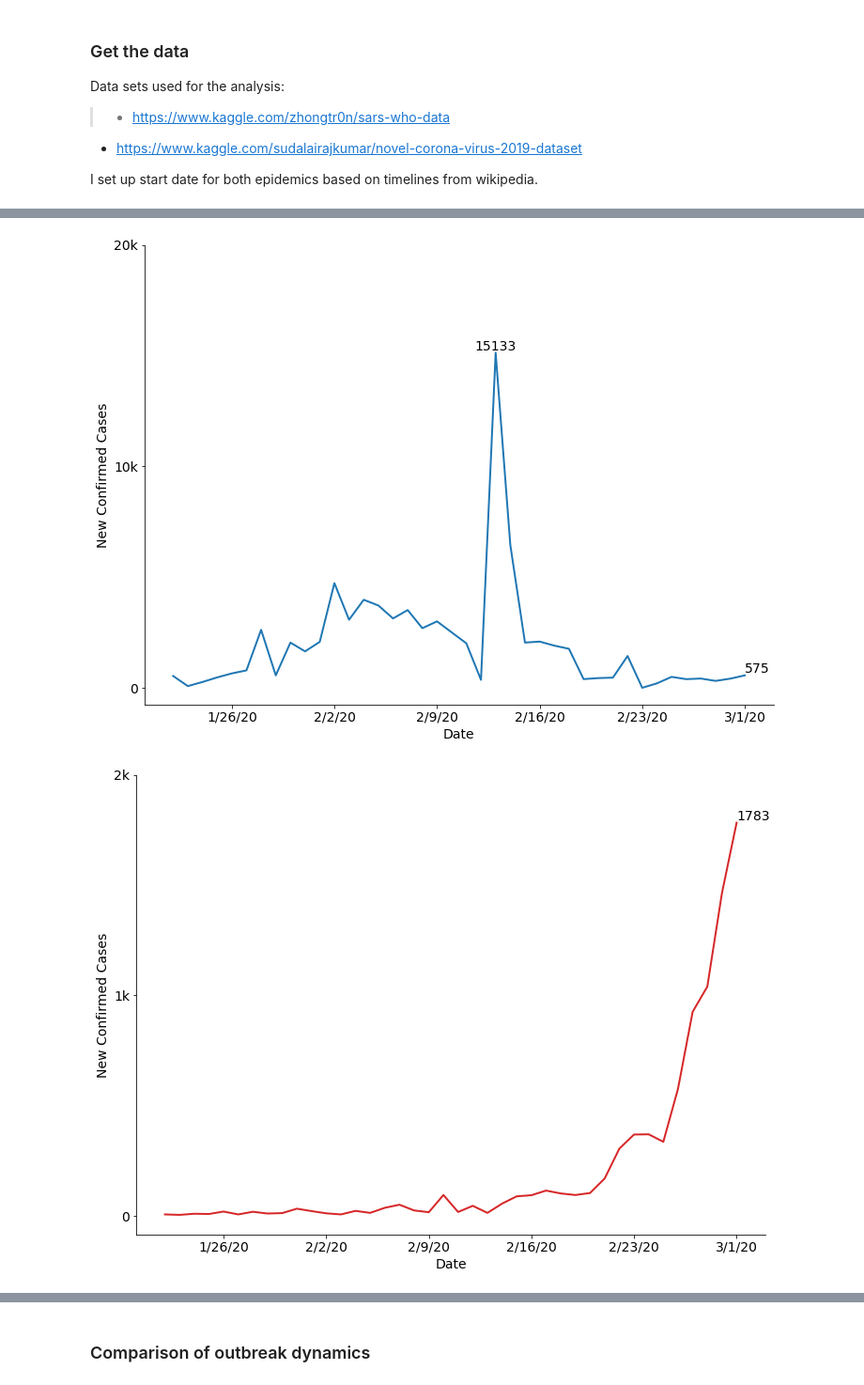
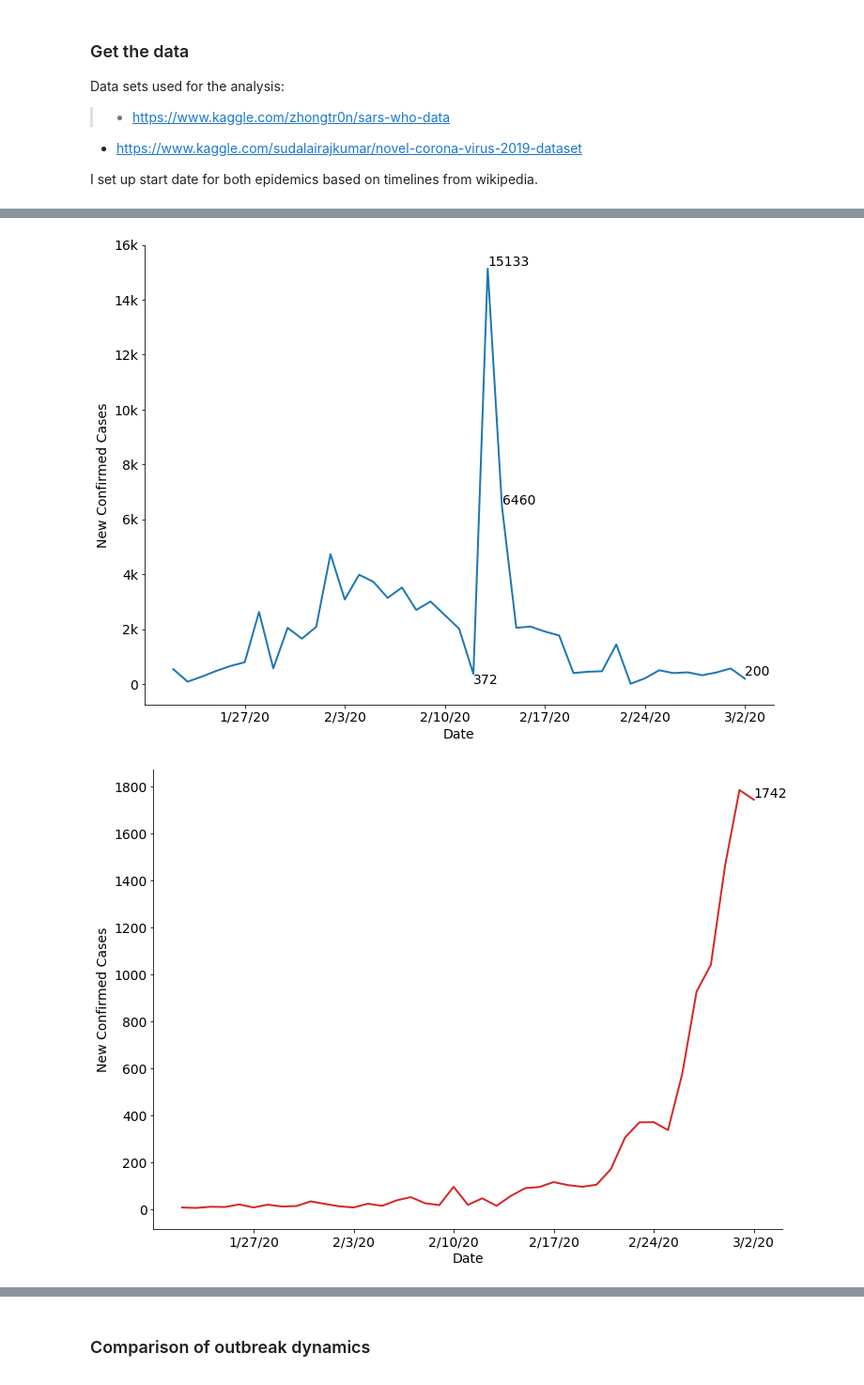
Before and after one commit to leifoo/covid19, a Jupyter notebook: plot.ipynb, the cells around one changed output, grey strips where cells are left out. Shown at 94% size. Saved outputs shown, nothing was run; the diff lists cells and outputs as text; code cells hidden in the pictures.

```diff
--- a/plot.ipynb
+++ b/plot.ipynb
@@ -127,13 +129,16 @@ def my_plot(x, y, fig_size=(12, 9), x_label='', y_label='', color='blue', step=1
     plt.xticks(x[::-7], fontsize=14)
     plt.text(x[-1], y[-1], "%d" %y[-1], va="bottom", ha="left", fontsize=14)
     step = 10 ** (len(str(max(y))) - 1)
+    if max(y) < 2*step:
+        step = step // 5
     max_val = max(y)//step*step+step+1
+
     if step < 1000:
         thousand = ""
         stride = step
     else:
-        thousand = str(step//1000)[1:] + "k"
-        stride = 1
+        thousand = 'k' # str(step//1000)[1:] + "k"
+        stride = step // 1000
     plt.yticks(range(0, max_val, step), ['0']+[str(x)+thousand for x in range(stride, max_val, stride)], fontsize=14)
 
     # Remove the plot frame lines. They are unnecessary chartjunk.
@@ -158,17 +163,19 @@ plt.show()
 # %%
 china_confirm_daily = [china_confirm[0]] + [china_confirm[i+1]-china_confirm[i] for i in range(len(china_confirm)-1)]
-rest_confirm_daily = [rest_confirm[0]] + [rest_confirm[i+1]-rest_confirm[i] for i in range(len(china_confirm)-1)]
+rest_confirm_daily = [rest_confirm[0]] + [rest_confirm[i+1]-rest_confirm[i] for i in range(len(rest_confirm)-1)]
 
 my_plot(heading[4:], china_confirm_daily, x_label='Date', y_label='New Confirmed Cases', color=tableau20[0])
 #plt.yticks(range(0, max(china_confirm_daily)//2000*2000+2001, 2000), [0]+[str(x) + "k" for x in range(2, max(china_confirm_daily)//2000+3, 2)], fontsize=14)
-plt.text(heading[22+4], china_confirm_daily[22], "%d" %china_confirm_daily[22], va="bottom", ha="center", fontsize=14)
+plt.text(heading[21+4], china_confirm_daily[21], "%d" %china_confirm_daily[21], va="top", ha="left", fontsize=14)
+plt.text(heading[22+4], china_confirm_daily[22], "%d" %china_confirm_daily[22], va="bottom", ha="left", fontsize=14)
+plt.text(heading[23+4], china_confirm_daily[23], "%d" %china_confirm_daily[23], va="bottom", ha="left", fontsize=14)
 plt.show()
 
 my_plot(heading[4:], rest_confirm_daily, x_label='Date', y_label='New Confirmed Cases', color=tableau20[6])
 plt.show()
 # %% [output]
-[figure, old version]
+[figure, new version]
-[figure, old version]
+[figure, new version]
 # %%
 # Death
 my_plot(heading[4:], china_death, x_label='Date', y_label='Number of Death', color=tableau20[0])
```
Also changed, not shown: parts of 9 cells of this notebook, 3 other files.
